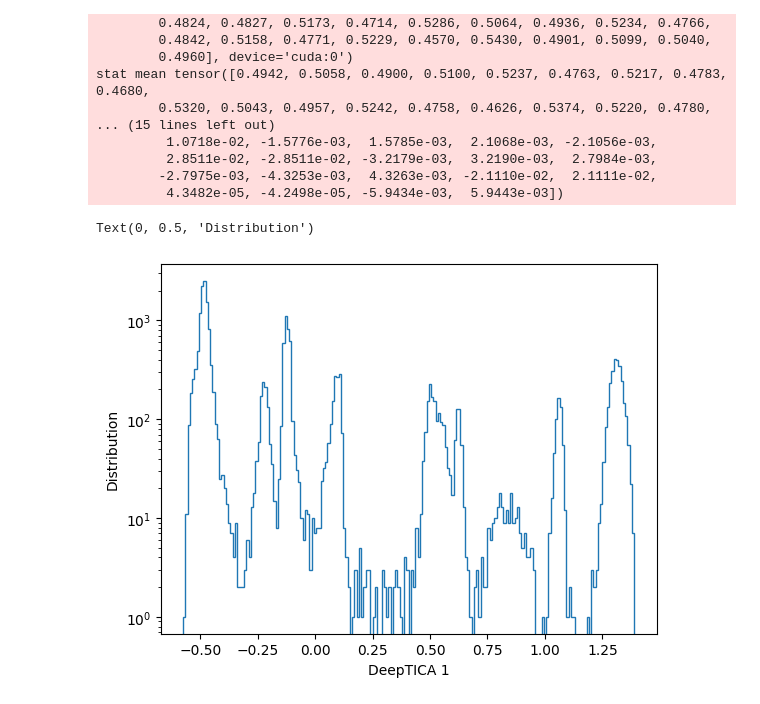
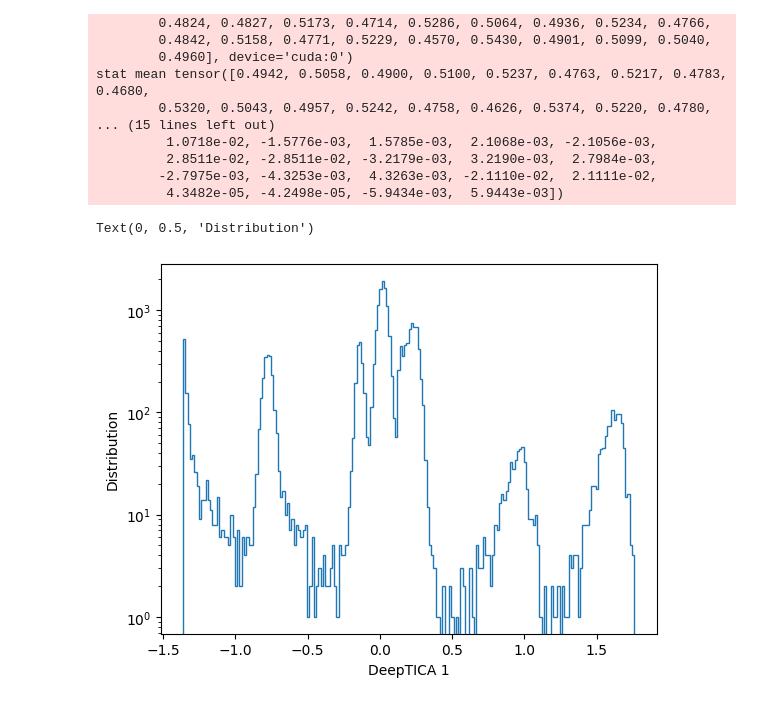
Before and after one commit to pietronvll/encoderops, a Jupyter notebook: analysis/scratch.ipynb, the cells around one changed output. Cells and saved outputs as stored; diff of their text form; code cells hidden in the pictures.

```diff
--- a/analysis/scratch.ipynb
+++ b/analysis/scratch.ipynb
@@ -135,13 +135,13 @@ traj, desc_df, feats_info = descriptors(protein_id, sample_idxs=results['sample_
 # %%
 fig, ax = plt.subplots()
-eigfun = results['r_fun'][:, 1].real
+eigfun = results['r_fun'][:, 2].real
 ax.hist(eigfun,bins=200,histtype='step')
 ax.set_yscale('log')
 ax.set_xlabel('DeepTICA 1')
 ax.set_ylabel('Distribution')
 # %% [output]
 Text(0, 0.5, 'Distribution')
-[figure, old version]
+[figure, new version]
 # %%
 from mlcolvar.data import DictDataset
 df = desc_df.copy()
```
Also changed, not shown: parts of 10 cells of this notebook, 4 other files.
